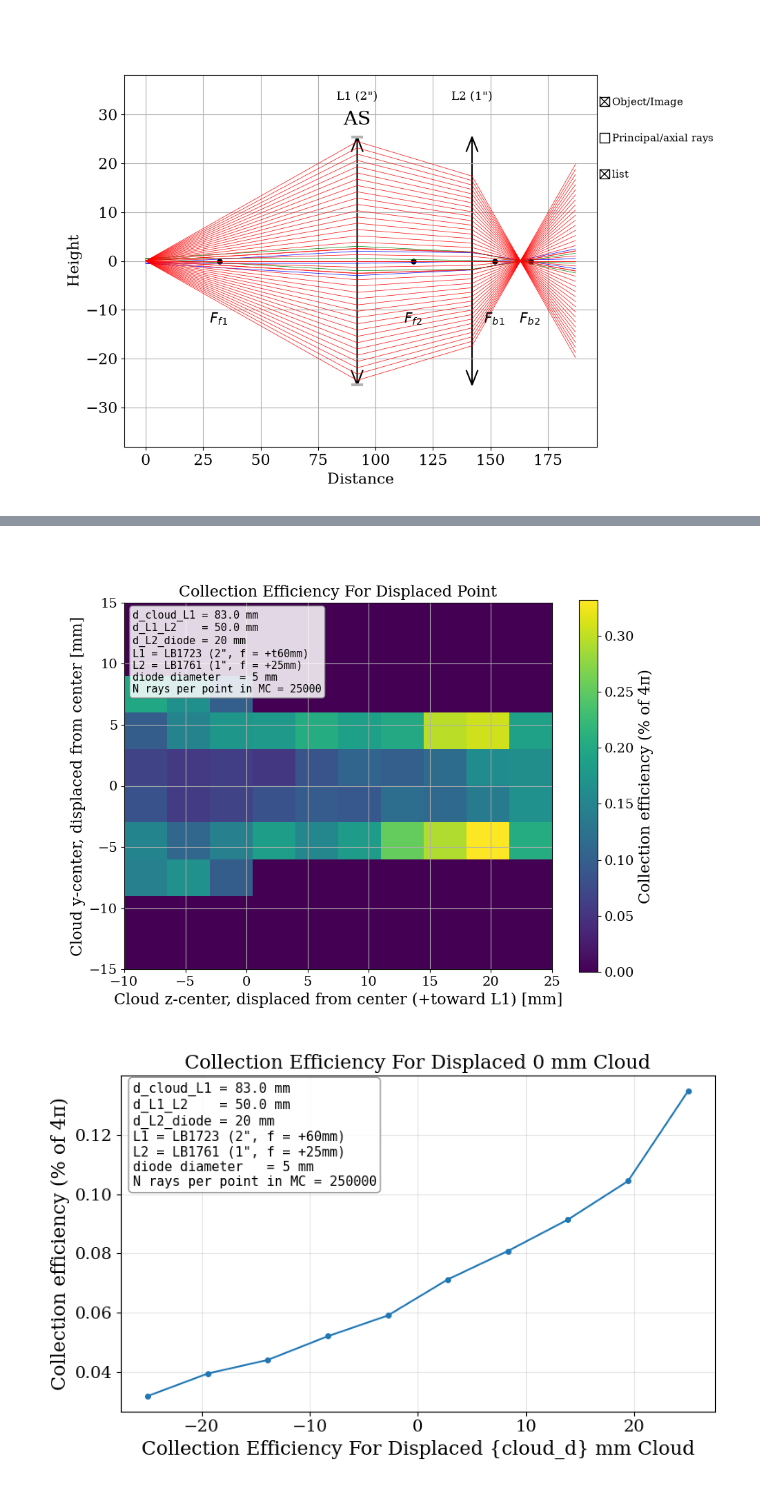
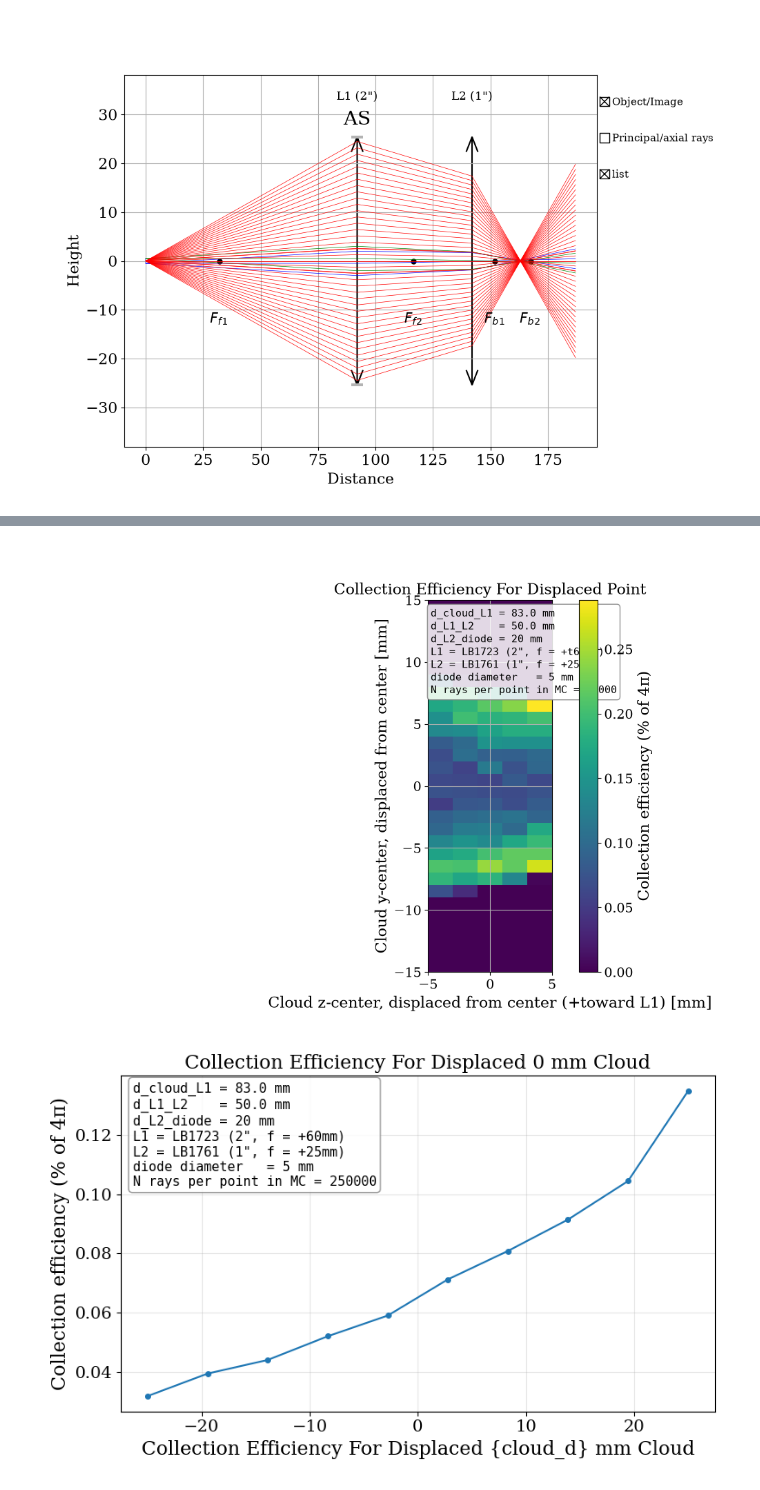
Before and after one commit to josephmlev/eedm_jml, a Jupyter notebook: daqAnalysisAndExperiments/optics/flourescenceTelescope/flourescenceTelescope.ipynb, the cells around one changed output, grey strips where cells are left out. Cells and saved outputs as stored; diff of their text form; code cells hidden in the pictures.

```diff
--- a/daqAnalysisAndExperiments/optics/flourescenceTelescope/flourescenceTelescope.ipynb
+++ b/daqAnalysisAndExperiments/optics/flourescenceTelescope/flourescenceTelescope.ipynb
@@ -32,7 +32,7 @@ This is deprecated in traitlets 4.2.This error will be raised in a future releas
 [figure]
 # %%
 # --- Glass ---
-n_bk7_852 = 1.50980
+n_bk7_852 = 1.509801
 
 
 # --- Lenses (real Thorlabs parts) ---
@@ -64,8 +64,8 @@ path.append(Space(d_L1_L2-d_iris))
 path.append(L2())
 path.append(Space(d=d_L2_diode))
 path.append(Aperture(diameter=diameter_diode, label = f'Photodiode'))
-#path.append(Space(d=16))
-#path.append(Aperture(diameter=diameter_diode, label = f'PMT head'))
+path.append(Space(d=16))
+path.append(Aperture(diameter=diameter_diode, label = f'PMT head'))
 
 fan = [Ray(y=0, theta=t) for t in np.linspace(-0.35, 0.35, 51)]
 
@@ -162,8 +162,8 @@ KeyboardInterrupt:
 cloud_d = 0                          # mm, treated as a disk in (y,z)
 R = cloud_d / 2
 N = 25000                               # rays per grid cell
-y_grid = np.linspace(-15, 15, 10)
-z_grid = np.linspace(-10, 25, 10)        # +z = toward L1
+y_grid = np.linspace(-15, 15, 30)
+z_grid = np.linspace(-5, 5, 5)        # +z = toward L1
 
 eff = np.zeros((len(z_grid), len(y_grid)))
 
@@ -193,34 +193,34 @@ info = (
     f'L1 = LB1723 (2", f = +t60mm)\n'
     f'L2 = LB1761 (1", f = +25mm)\n'
     f"diode diameter   = {diameter_diode} mm\n"
     f"N rays per point in MC = {N}"
 )
 
 
 fig, ax = plt.subplots(figsize=(10, 7))
 im = ax.imshow(eff.T,
                extent=[z_grid[0], z_grid[-1], y_grid[0], y_grid[-1]],
                origin='lower', aspect='equal', cmap='viridis')
 ax.set_xlabel('Cloud z-center, displaced from center (+toward L1) [mm]')
 ax.set_ylabel('Cloud y-center, displaced from center [mm]')
 plt.colorbar(im, ax=ax, label='Collection efficiency (% of 4π)')
 
 Z, Y = np.meshgrid(z_grid, y_grid)
 cs = ax.contour(Z, Y, eff.T, levels=[1, 2.0],
                 colors='white', linewidths=0.8, alpha=0.7)
 ax.clabel(cs, inline=True, fontsize=10, fmt='%.1f')
 
 
 ax.set_title(f'Collection Efficiency For Displaced Point')
 
 ax.text(0.02, 0.98, info, transform=ax.transAxes,
         va='top', ha='left', family='monospace', fontsize=11,
         bbox=dict(boxstyle='round', facecolor='white',
                   alpha=0.85, edgecolor='gray'))
 plt.show()
 plt.tight_layout()
 # %% [output]
-[figure, old version]
+[figure, new version]
 # %%
 #1D along Z axis
 # --- Cloud + scan ---
```
Also changed, not shown: parts of 2 cells of this notebook, 2 other files.
